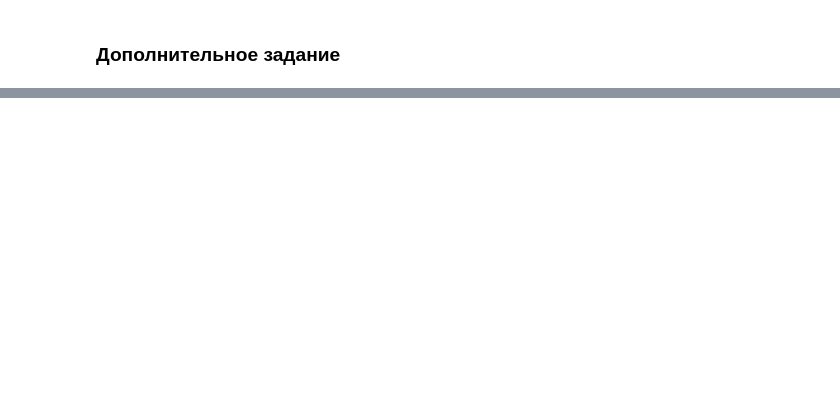
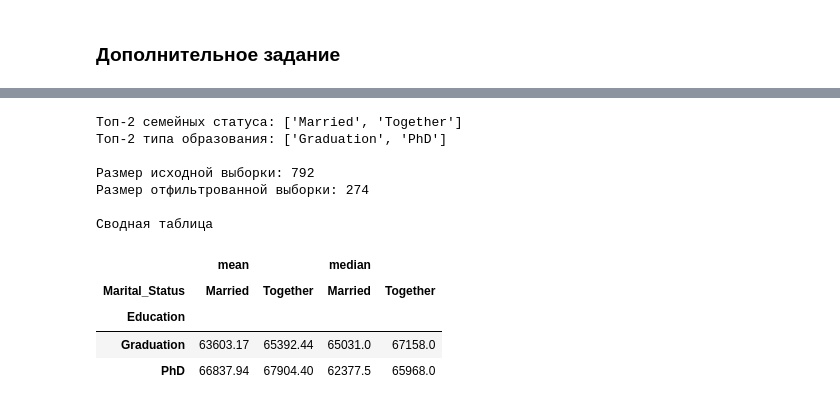
Before and after one commit to Lina3386/introduction_to_data_analysis, a Jupyter notebook: ЛР1_Макарова_14.ipynb, the cells around one changed output, grey strips where cells are left out. Cells and saved outputs as stored; diff of their text form; code cells hidden in the pictures; blank space fills up the shorter version.

```diff
--- a/ЛР1_Макарова_14.ipynb
+++ b/ЛР1_Макарова_14.ipynb
@@ -555,0 +715,49 @@ PhD         1.50   NaN  1.00  1.00   NaN   1.0   NaN   NaN   NaN   NaN
+# %%
+import datetime
+
+current_year = datetime.datetime.now().year
+df['Age'] = current_year - df['Year_Birth']
+
+bins_income = [0, 40000, 70000, 200000]
+labels_income = ['низкий', 'средний', 'высокий']
+df['Категория_дохода'] = pd.cut(df['Income'], bins=bins_income, labels=labels_income)
+
+top_2_marital = df['Marital_Status'].value_counts().nlargest(2).index.tolist()
+top_2_education = df['Education'].value_counts().nlargest(2).index.tolist()
+
+print(f"Топ-2 семейных статуса: {top_2_marital}")
+print(f"Топ-2 типа образования: {top_2_education}")
+
+filtered_18 = df[
+    (df['Категория_дохода'].isin(['средний', 'высокий'])) &
+    (df['Age'] > 30) &
+    (df['Marital_Status'].isin(top_2_marital)) &
+    (df['Education'].isin(top_2_education))
+]
+
+print(f"\nРазмер исходной выборки: {len(df)}")
+print(f"Размер отфильтрованной выборки: {len(filtered_18)}")
+
+pivot_18 = filtered_18.pivot_table(
+    index='Education',
+    columns='Marital_Status',
+    values='Income',
+    aggfunc=['mean', 'median'],
+    observed=True
+).round(2)
+
+print("\nСводная таблица")
+display(pivot_18)
+# %% [output]
+Топ-2 семейных статуса: ['Married', 'Together']
+Топ-2 типа образования: ['Graduation', 'PhD']
+
+Размер исходной выборки: 792
+Размер отфильтрованной выборки: 274
+
+Сводная таблица
+|  | mean |  | median |  |
+| Marital_Status | Married | Together | Married | Together |
+| Education |  |  |  |  |
+| Graduation | 63603.17 | 65392.44 | 65031.0 | 67158.0 |
+| PhD | 66837.94 | 67904.40 | 62377.5 | 65968.0 |
```
Also changed, not shown: parts of 30 cells of this notebook.
